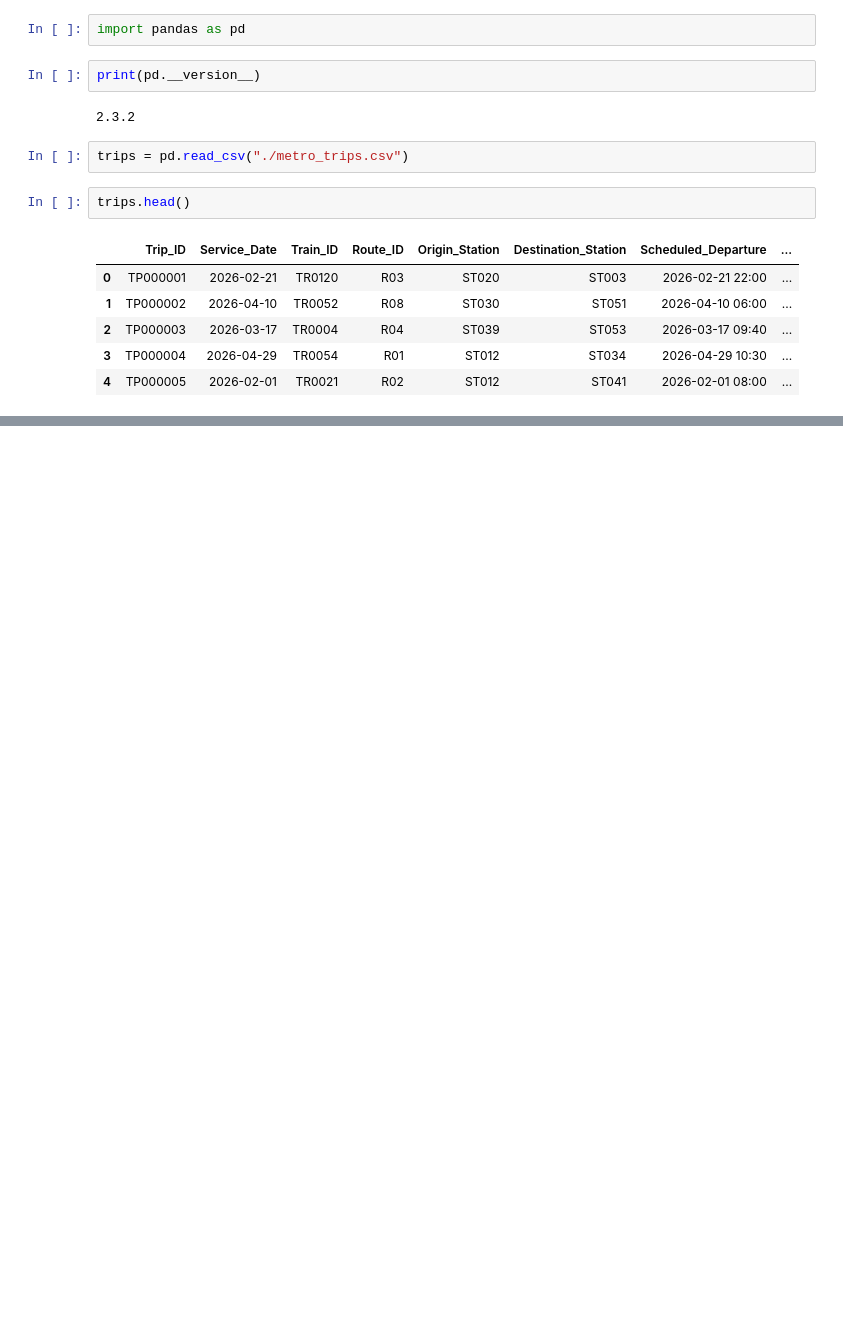
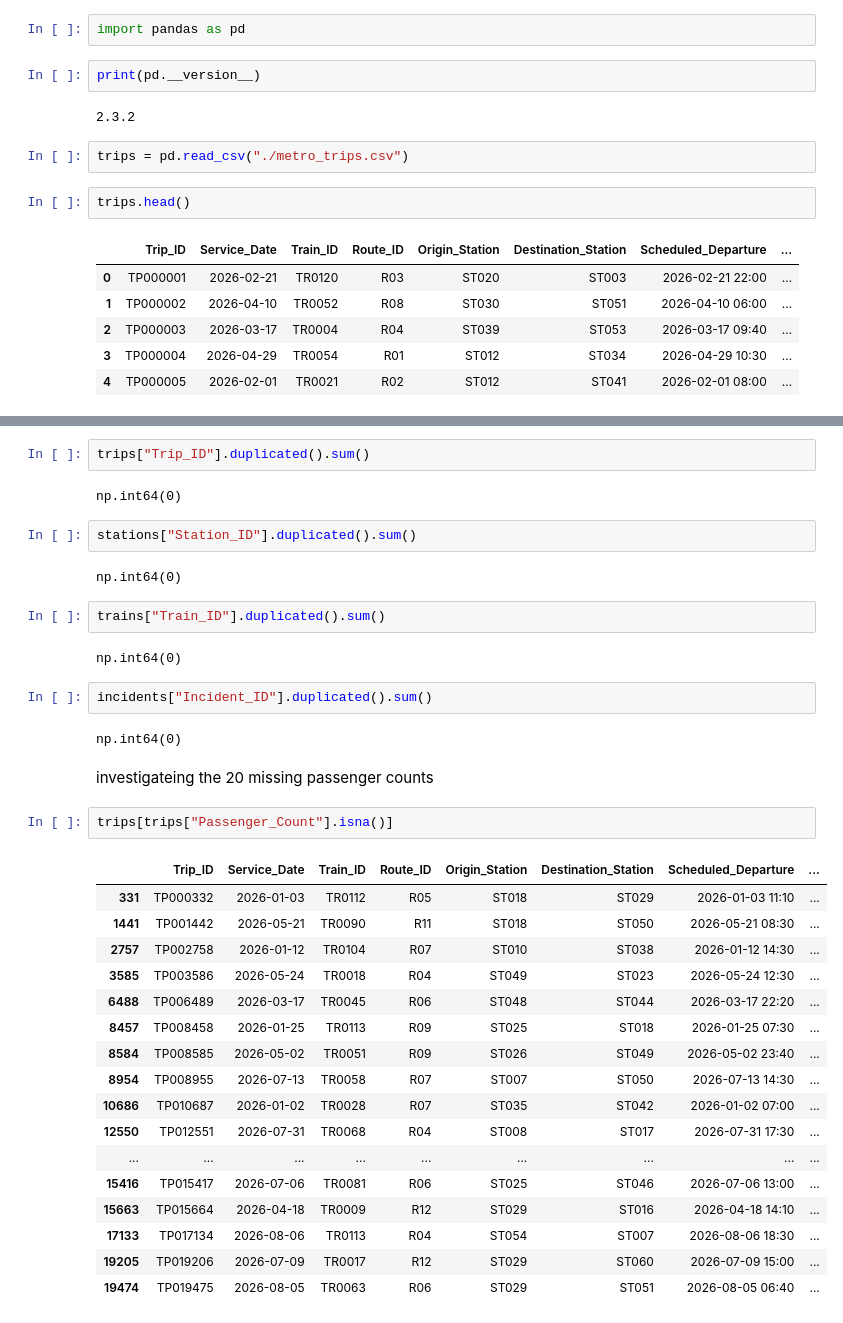
Before and after one commit to hemanthtavva/10k-coders, a Jupyter notebook: Py_Data_Analysis/pandass/metro/metro_analysis.ipynb, the cells around one changed output, grey strips where cells are left out. Cells and saved outputs as stored; diff of their text form; blank space fills up the shorter version.

```diff
--- a/Py_Data_Analysis/pandass/metro/metro_analysis.ipynb
+++ b/Py_Data_Analysis/pandass/metro/metro_analysis.ipynb
@@ -17,0 +248,38 @@ trips.head()
+# %%
+trips["Trip_ID"].duplicated().sum()
+# %% [output]
+np.int64(0)
+# %%
+stations["Station_ID"].duplicated().sum()
+# %% [output]
+np.int64(0)
+# %%
+trains["Train_ID"].duplicated().sum()
+# %% [output]
+np.int64(0)
+# %%
+incidents["Incident_ID"].duplicated().sum()
+# %% [output]
+np.int64(0)
+# %% [markdown]
+investigateing the 20 missing passenger counts
+# %%
+trips[trips["Passenger_Count"].isna()]
+# %% [output]
+|  | Trip_ID | Service_Date | Train_ID | Route_ID | Origin_Station | Destination_Station | Scheduled_Departure | ... |
+| 331 | TP000332 | 2026-01-03 | TR0112 | R05 | ST018 | ST029 | 2026-01-03 11:10 | ... |
+| 1441 | TP001442 | 2026-05-21 | TR0090 | R11 | ST018 | ST050 | 2026-05-21 08:30 | ... |
+| 2757 | TP002758 | 2026-01-12 | TR0104 | R07 | ST010 | ST038 | 2026-01-12 14:30 | ... |
+| 3585 | TP003586 | 2026-05-24 | TR0018 | R04 | ST049 | ST023 | 2026-05-24 12:30 | ... |
+| 6488 | TP006489 | 2026-03-17 | TR0045 | R06 | ST048 | ST044 | 2026-03-17 22:20 | ... |
+| 8457 | TP008458 | 2026-01-25 | TR0113 | R09 | ST025 | ST018 | 2026-01-25 07:30 | ... |
+| 8584 | TP008585 | 2026-05-02 | TR0051 | R09 | ST026 | ST049 | 2026-05-02 23:40 | ... |
+| 8954 | TP008955 | 2026-07-13 | TR0058 | R07 | ST007 | ST050 | 2026-07-13 14:30 | ... |
+| 10686 | TP010687 | 2026-01-02 | TR0028 | R07 | ST035 | ST042 | 2026-01-02 07:00 | ... |
+| 12550 | TP012551 | 2026-07-31 | TR0068 | R04 | ST008 | ST017 | 2026-07-31 17:30 | ... |
+| ... | ... | ... | ... | ... | ... | ... | ... | ... |
+| 15416 | TP015417 | 2026-07-06 | TR0081 | R06 | ST025 | ST046 | 2026-07-06 13:00 | ... |
+| 15663 | TP015664 | 2026-04-18 | TR0009 | R12 | ST029 | ST016 | 2026-04-18 14:10 | ... |
+| 17133 | TP017134 | 2026-08-06 | TR0113 | R04 | ST054 | ST007 | 2026-08-06 18:30 | ... |
+| 19205 | TP019206 | 2026-07-09 | TR0017 | R12 | ST029 | ST060 | 2026-07-09 15:00 | ... |
+| 19474 | TP019475 | 2026-08-05 | TR0063 | R06 | ST029 | ST051 | 2026-08-05 06:40 | ... |
```
Also changed, not shown: parts of 33 cells of this notebook.
